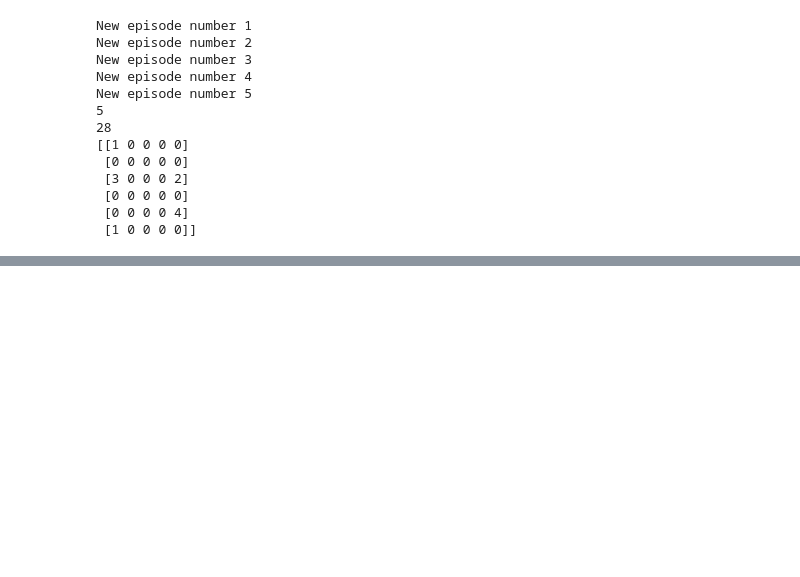
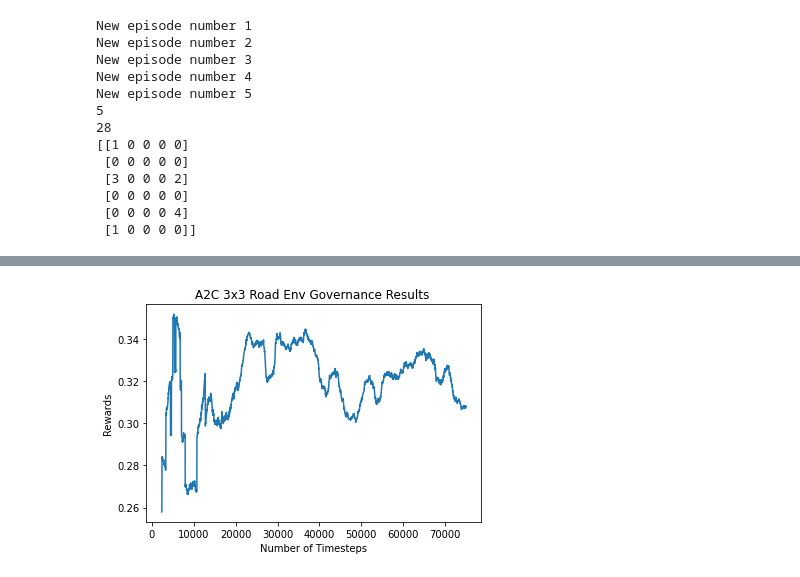
Before and after one commit to ashishrana160796/analyzing-cooperative-marls, a Jupyter notebook: experiment_notebooks/GridRoadEnv_algorithm_performance_experiment.ipynb, the cells around one changed output, grey strips where cells are left out. Saved outputs shown, nothing was run; the diff lists cells and outputs as text; code cells hidden in the pictures; blank space fills up the shorter version.

```diff
--- a/experiment_notebooks/GridRoadEnv_algorithm_performance_comparison_experiment.ipynb
+++ b/experiment_notebooks/GridRoadEnv_algorithm_performance_experiment.ipynb
@@ -1927,0 +1906,5 @@ File saved as /root/.imageio/ffmpeg/ffmpeg-linux64-v3.3.1.
+# %%
+# reward function value curve.
+plot_results(log_dir, "A2C 3x3 Road Env Governance Results")
+# %% [output]
+[figure, added]
```
Also changed, not shown: parts of 50 cells of this notebook, 10 other files.
